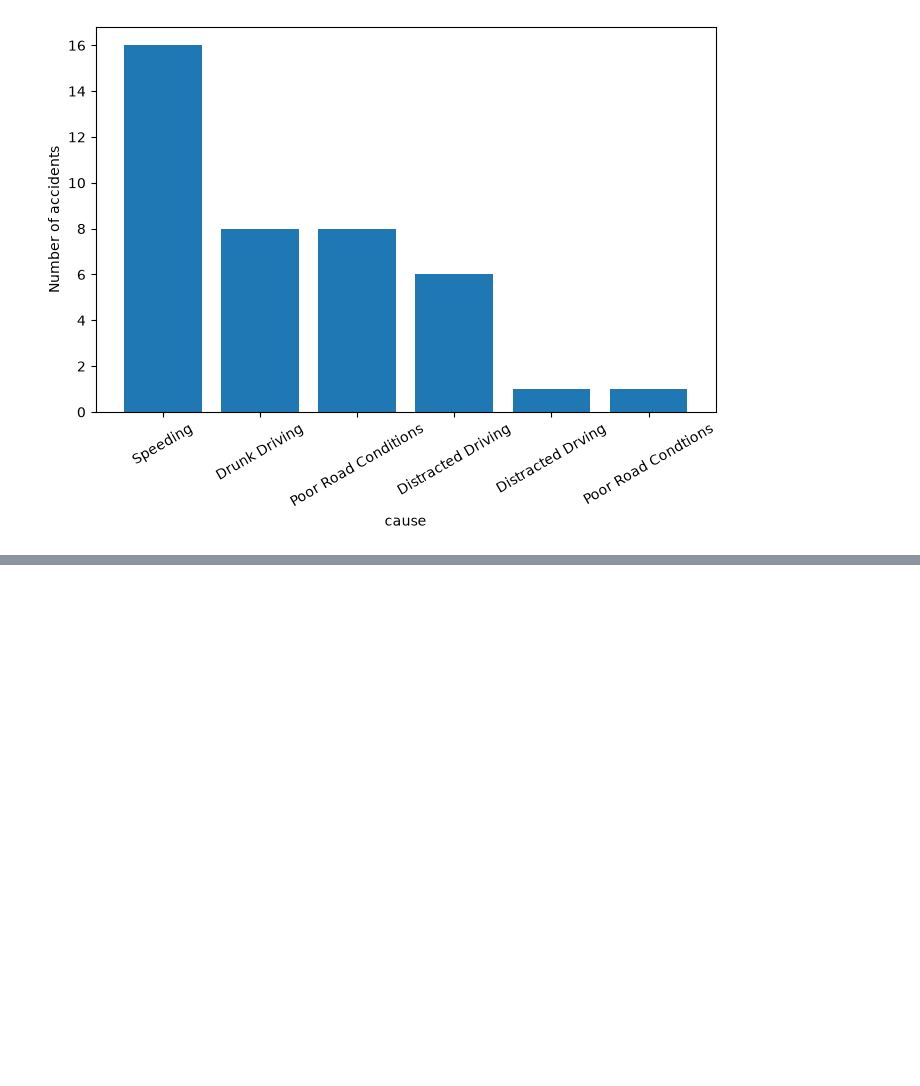
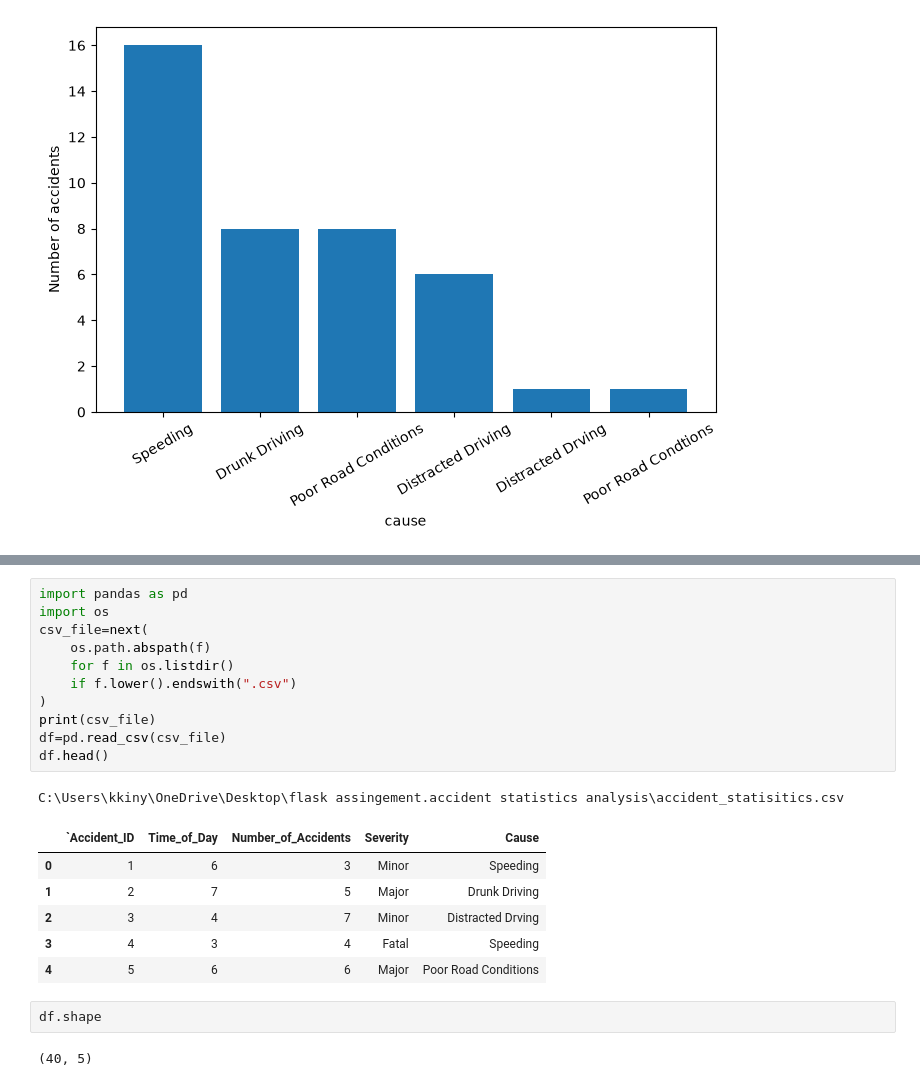
Before and after one commit to Njengaton/Nathan-Njenga-Python-Flask-Assignement, a Jupyter notebook: accident_statisitcs.csv.ipynb, the cells around one changed output, grey strips where cells are left out. Cells and saved outputs as stored; diff of their text form; blank space fills up the shorter version.

```diff
--- a/accident_statisitcs.csv.ipynb
+++ b/accident_statisitcs.csv.ipynb
@@ -76,0 +138,23 @@ plt.show
+# %%
+import pandas as pd
+import os
+csv_file=next(
+    os.path.abspath(f)
+    for f in os.listdir()
+    if f.lower().endswith(".csv")
+)
+print(csv_file)
+df=pd.read_csv(csv_file)
+df.head()
+# %% [output]
+C:\Users\kkiny\OneDrive\Desktop\flask assingement.accident statistics analysis\accident_statisitics.csv
+|  | `Accident_ID | Time_of_Day | Number_of_Accidents | Severity | Cause |
+| 0 | 1 | 6 | 3 | Minor | Speeding |
+| 1 | 2 | 7 | 5 | Major | Drunk Driving |
+| 2 | 3 | 4 | 7 | Minor | Distracted Drving |
+| 3 | 4 | 3 | 4 | Fatal | Speeding |
+| 4 | 5 | 6 | 6 | Major | Poor Road Conditions |
+# %%
+df.shape
+# %% [output]
+(40, 5)
```
Also changed, not shown: parts of 10 cells of this notebook.
